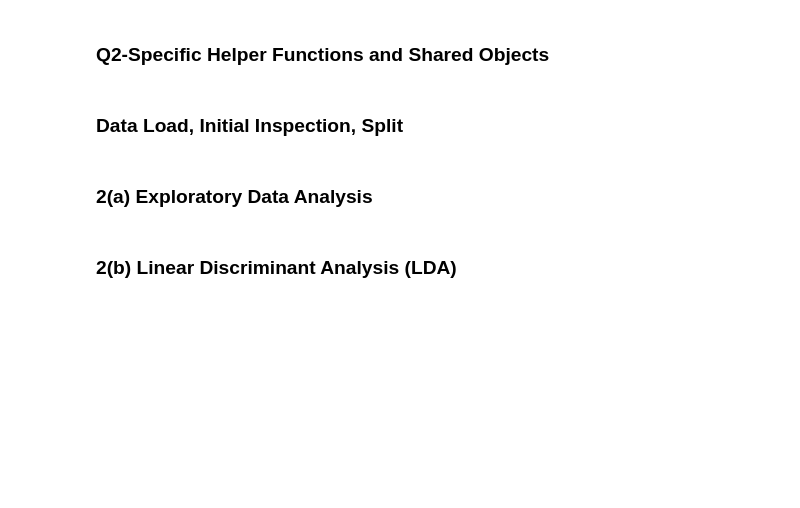
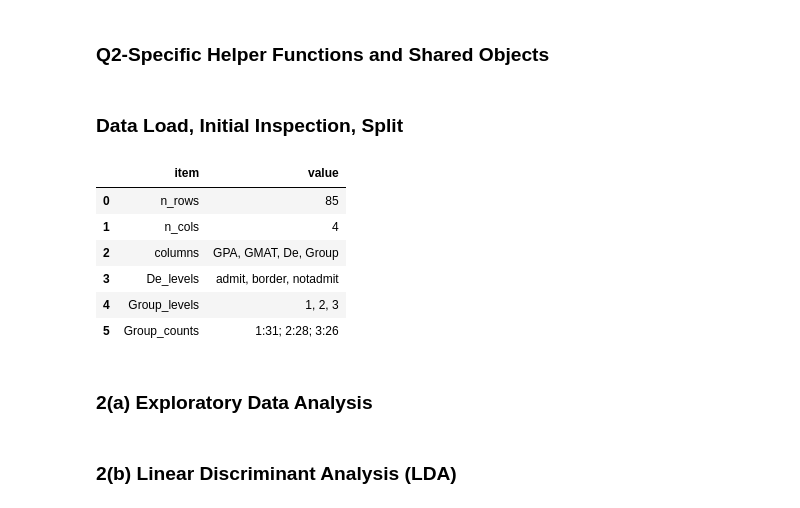
Before and after one commit to etoobian/STAT587_DS1_HW2, a Jupyter notebook: notebooks/STAT587_HW2.ipynb, the cells around one changed output. Drawn from its saved outputs; the diff is of its cells as text; code cells hidden in the pictures; blank space fills up the shorter version.

Commit message:
Reformat: Q2: Data load, initial inspection, split.

```diff
--- a/notebooks/STAT587_HW2.ipynb
+++ b/notebooks/STAT587_HW2.ipynb
@@ -1601,4 +1601,4 @@ q2_group_names = [q2_labels[g] for g in q2_order]
 ### Data Load, Initial Inspection, Split
 # %%
 # Load data
-q2_df = pd.read_csv(DATA_DIR / "admission.csv")
+q2_df = pd.read_csv(DATA_DIR / "admission.csv").copy()
@@ -1639,0 +1631,40 @@ assert categories_match, "Mismatch between De labels and Group codes."
+# %%
+# Initial EDA summary
+de_levels = (
+    sorted(q2_df["De"].astype(str).unique().tolist()) if "De" in q2_df.columns else []
+)
+group_levels = sorted(q2_df["Group"].unique().tolist())
+
+class_counts = q2_df["Group"].value_counts().sort_index()
+
+q2_eda_summary = pd.DataFrame(
+    {
+        "item": [
+            "n_rows",
+            "n_cols",
+            "columns",
+            "De_levels" if "De" in q2_df.columns else "De_levels",
+            "Group_levels",
+            "Group_counts",
+        ],
+        "value": [
+            q2_df.shape[0],
+            q2_df.shape[1],
+            ", ".join(q2_df.columns.astype(str).tolist()),
+            ", ".join(de_levels) if de_levels else "(not present)",
+            ", ".join(map(str, group_levels)),
+            "; ".join([f"{k}:{v}" for k, v in class_counts.items()]),
+        ],
+    }
+)
+
+if VERBOSE:
+    display(q2_eda_summary)
+# %% [output]
+|  | item | value |
+| 0 | n_rows | 85 |
+| 1 | n_cols | 4 |
+| 2 | columns | GPA, GMAT, De, Group |
+| 3 | De_levels | admit, border, notadmit |
+| 4 | Group_levels | 1, 2, 3 |
+| 5 | Group_counts | 1:31; 2:28; 3:26 |
```
Also changed, not shown: parts of 5 cells of this notebook.
